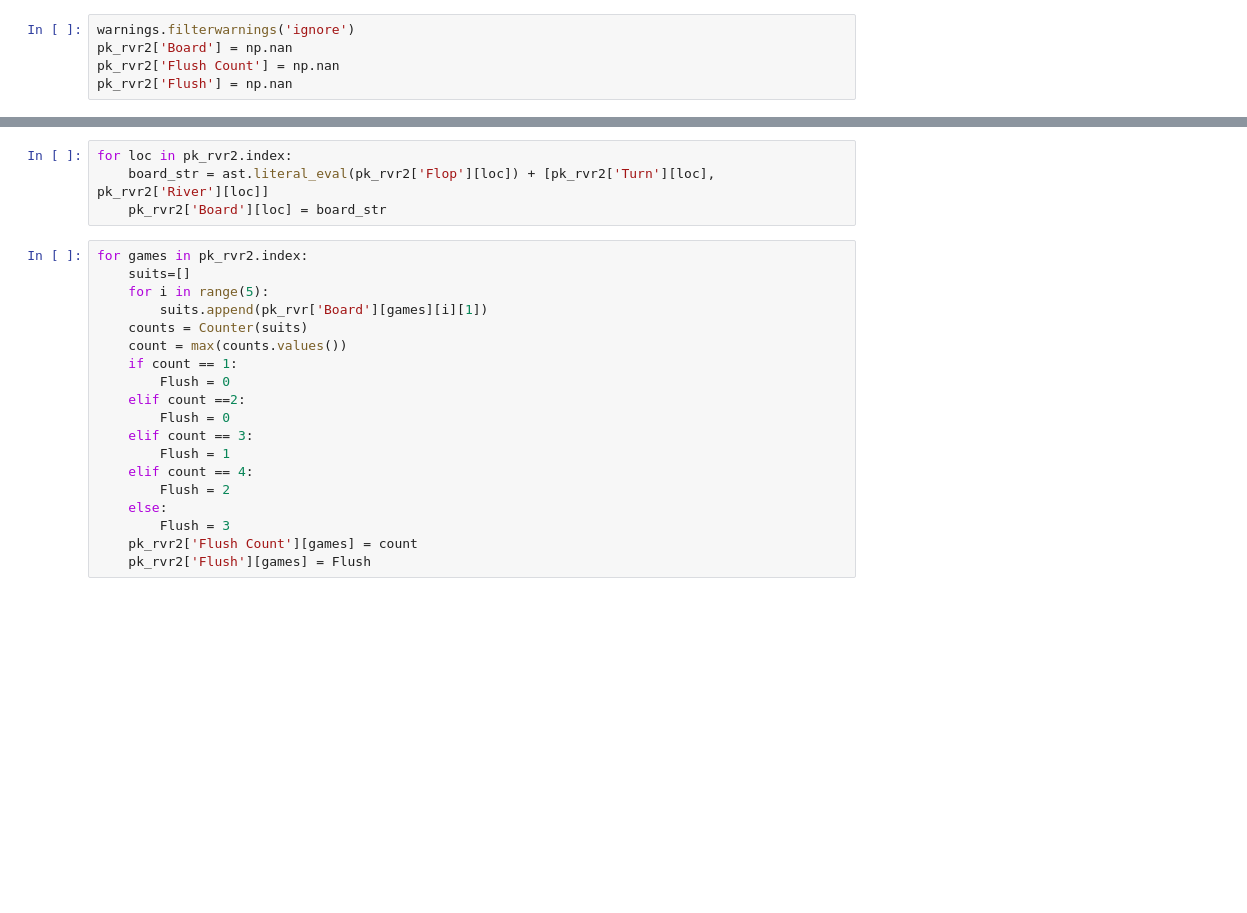
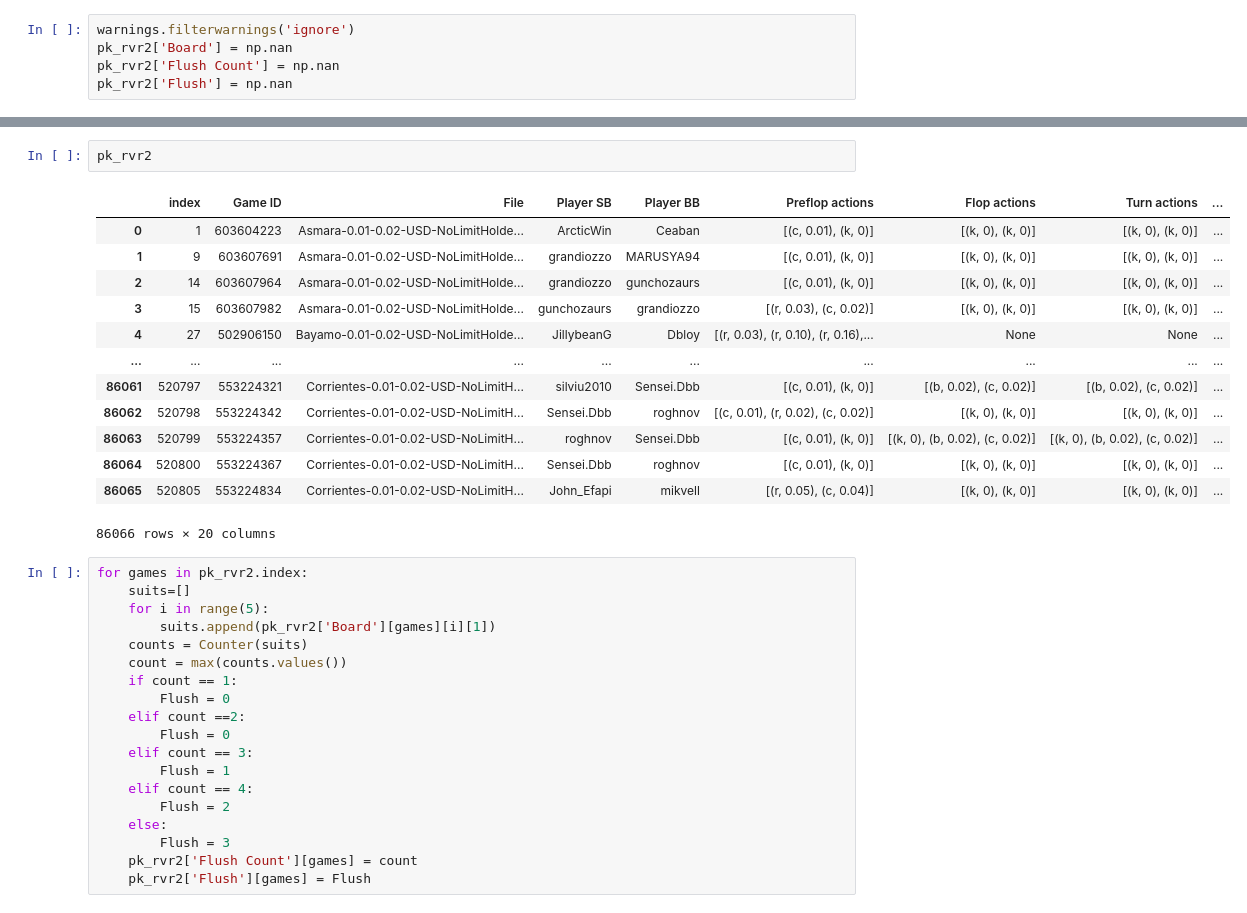
Before and after one commit to WinningEdge-AI/WinningEdge, a Jupyter notebook: AddingFlush.ipynb, the cells around one changed output, grey strips where cells are left out. Saved outputs shown, nothing was run; the diff lists cells and outputs as text; blank space fills up the shorter version.

```diff
--- a/AddingFlush.ipynb
+++ b/AddingFlush.ipynb
@@ -34,12 +44,24 @@ pk_rvr2
 # %%
-for loc in pk_rvr2.index:
-    board_str = ast.literal_eval(pk_rvr2['Flop'][loc]) + [pk_rvr2['Turn'][loc], pk_rvr2['River'][loc]]
-    pk_rvr2['Board'][loc] = board_str
+pk_rvr2
+# %% [output]
+|  | index | Game ID | File | Player SB | Player BB | Preflop actions | Flop actions | Turn actions | ... |
+| 0 | 1 | 603604223 | Asmara-0.01-0.02-USD-NoLimitHolde... | ArcticWin | Ceaban | [(c, 0.01), (k, 0)] | [(k, 0), (k, 0)] | [(k, 0), (k, 0)] | ... |
+| 1 | 9 | 603607691 | Asmara-0.01-0.02-USD-NoLimitHolde... | grandiozzo | MARUSYA94 | [(c, 0.01), (k, 0)] | [(k, 0), (k, 0)] | [(k, 0), (k, 0)] | ... |
+| 2 | 14 | 603607964 | Asmara-0.01-0.02-USD-NoLimitHolde... | grandiozzo | gunchozaurs | [(c, 0.01), (k, 0)] | [(k, 0), (k, 0)] | [(k, 0), (k, 0)] | ... |
+| 3 | 15 | 603607982 | Asmara-0.01-0.02-USD-NoLimitHolde... | gunchozaurs | grandiozzo | [(r, 0.03), (c, 0.02)] | [(k, 0), (k, 0)] | [(k, 0), (k, 0)] | ... |
+| 4 | 27 | 502906150 | Bayamo-0.01-0.02-USD-NoLimitHolde... | JillybeanG | Dbloy | [(r, 0.03), (r, 0.10), (r, 0.16),... | None | None | ... |
+| ... | ... | ... | ... | ... | ... | ... | ... | ... | ... |
+| 86061 | 520797 | 553224321 | Corrientes-0.01-0.02-USD-NoLimitH... | silviu2010 | Sensei.Dbb | [(c, 0.01), (k, 0)] | [(b, 0.02), (c, 0.02)] | [(b, 0.02), (c, 0.02)] | ... |
+| 86062 | 520798 | 553224342 | Corrientes-0.01-0.02-USD-NoLimitH... | Sensei.Dbb | roghnov | [(c, 0.01), (r, 0.02), (c, 0.02)] | [(k, 0), (k, 0)] | [(k, 0), (k, 0)] | ... |
+| 86063 | 520799 | 553224357 | Corrientes-0.01-0.02-USD-NoLimitH... | roghnov | Sensei.Dbb | [(c, 0.01), (k, 0)] | [(k, 0), (b, 0.02), (c, 0.02)] | [(k, 0), (b, 0.02), (c, 0.02)] | ... |
+| 86064 | 520800 | 553224367 | Corrientes-0.01-0.02-USD-NoLimitH... | Sensei.Dbb | roghnov | [(c, 0.01), (k, 0)] | [(k, 0), (k, 0)] | [(k, 0), (k, 0)] | ... |
+| 86065 | 520805 | 553224834 | Corrientes-0.01-0.02-USD-NoLimitH... | John_Efapi | mikvell | [(r, 0.05), (c, 0.04)] | [(k, 0), (k, 0)] | [(k, 0), (k, 0)] | ... |
+86066 rows × 20 columns
 # %%
 for games in pk_rvr2.index:
     suits=[]
     for i in range(5):
-        suits.append(pk_rvr['Board'][games][i][1])
+        suits.append(pk_rvr2['Board'][games][i][1])
     counts = Counter(suits)
     count = max(counts.values())
     if count == 1:
```
Also changed, not shown: parts of 6 cells of this notebook, 1 other file.
